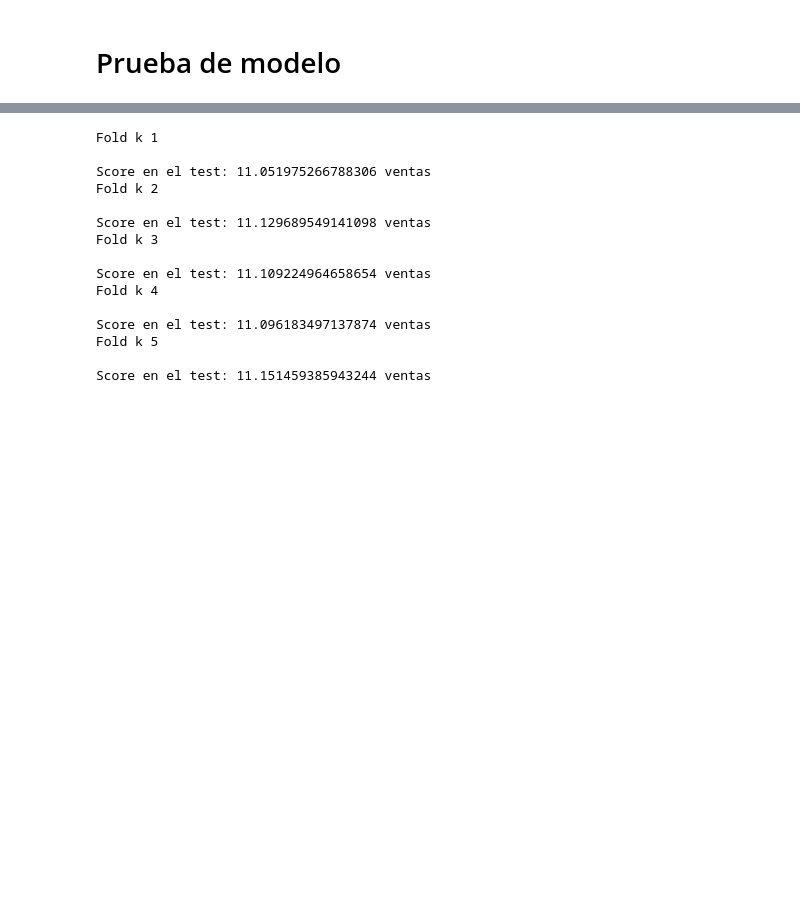
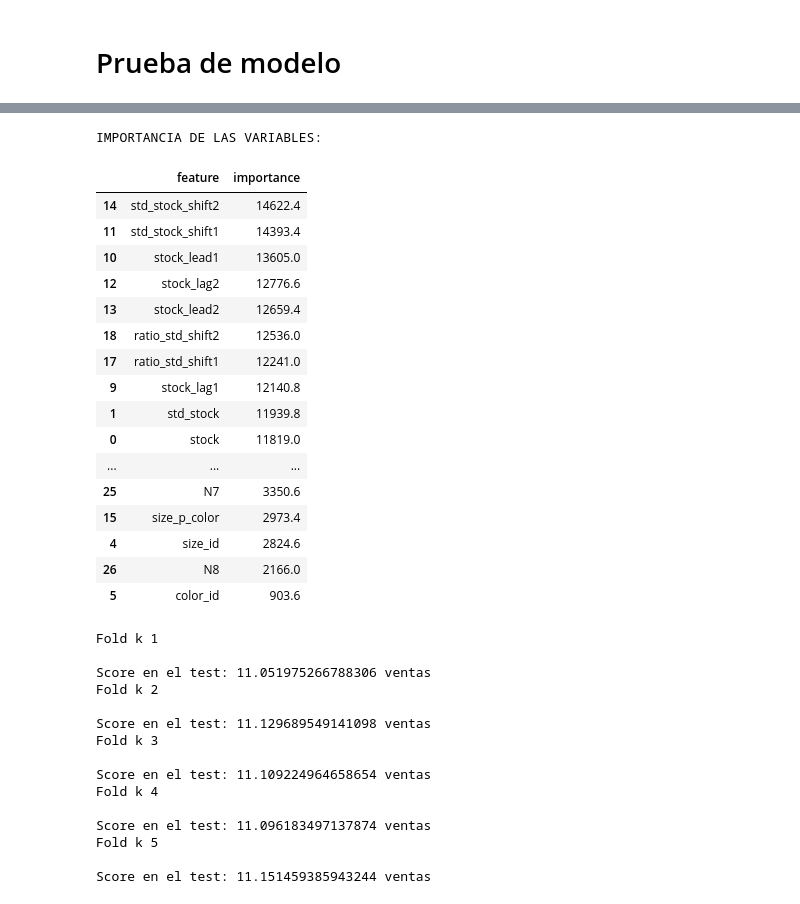
Before and after one commit to rodgomrod/Zara_Competition, a Jupyter notebook: Notebooks/R2_FT_ENG.ipynb, the cells around one changed output, grey strips where cells are left out. Cells and saved outputs as stored; diff of their text form; code cells hidden in the pictures; blank space fills up the shorter version.

Commit message:
adicion de nuevas columnas

```diff
--- a/Notebooks/R2_FT_ENG.ipynb
+++ b/Notebooks/R2_FT_ENG.ipynb
@@ -203,10 +316,18 @@ train.groupby(['block_id', 'date_number']).count()
 # Prueba de modelo
 # %%
 drop_cols = ['sales', 'date_number', 'product_id', 'block_id',
-             'position_max', 'position_min', 'std_position', 'ratio_std_pos'
+             'position_max', 'position_min', 'std_position', 'ratio_std_pos', 'diff_position'
             ]
 
+col_sel = [
+ 'std_stock_shift1',
+ 'std_stock_shift2',
+ 'ratio_std_stock',
+ 'ratio_std_shift1',
+ 'ratio_std_shift2',]
+
 X = train.loc[:,[c for c in train.columns if c not in drop_cols]]
+# X = train[col_sel]
 y = train[['sales']]
 # %%
 from sklearn.model_selection import train_test_split
@@ -220,7 +341,7 @@ from sklearn.metrics import mean_absolute_error
 # %%
 model_name = 'lgbm'
 
-params = {'max_depth':10,
+params = {'max_depth':7,
           'metric':'mae',
           'max_delta_step': 0.2,
           'n_estimators':50000,
@@ -231,7 +352,7 @@ params = {'max_depth':10,
           'seed':42,
           'lambda_l1':0,
           'lambda_l2':0,
-#           'max_bin': 64,
+#           'max_bin': 14,
 #           'bagging_fraction':0.8,
          }
 
@@ -243,8 +364,9 @@ skf = StratifiedKFold(n_splits=k, shuffle=True, random_state=42)
 # %%
 counter = 1
 be = 0
+ft_importances = np.zeros(X_train.shape[1])
 for train_index, test_index in skf.split(train_ids, y_train):
-    print('Fold k {}\n'.format(counter))
+    print('--- Fold k {}:'.format(counter))
 
     X_fit, X_val = X_train.iloc[train_index, :], X_train.iloc[test_index, :]
     y_fit, y_val = y_train.iloc[train_index], y_train.iloc[test_index]
@@ -252,22 +374,30 @@ for train_index, test_index in skf.split(train_ids, y_train):
     y_val = np.log1p(y_val)
     y_fit = np.log1p(y_fit)
 
-
     lgb_model.fit(X_fit,
                   y_fit,
                   eval_set=[(X_val, y_val)],
                   verbose=1000,
-                  early_stopping_rounds=20)
+                  early_stopping_rounds=50)
 
+    ft_importances += lgb_model.feature_importances_
 
     be += np.expm1(lgb_model.best_score_['valid_0']['l1'])
 #     be += lgb_model.best_score_['valid_0']['l1']
-
 #     print('Score en el test:',mean_absolute_error(lgb_model.predict(X_test), y_test),'ventas')
-    print('Score en el test:',mean_absolute_error(np.expm1(lgb_model.predict(X_test)), y_test),'ventas')
+    y_preds = np.expm1(lgb_model.predict(X_test))
+    y_preds = [int(round(x)) for x in y_preds]
+    print('Score en el test:',round(mean_absolute_error(y_preds, y_test), 3),'"ventas" de error absoluto medio')
+    print('Predicciones:', y_preds[:20])
+    print('Ventas reales:', y_test[:20].sales.tolist(),'\n\n')
 
     counter += 1
 
+# print('\n\nBEST SCORE MEAN:', be / k,'SALES :)')
 
-# print('\n\nBEST SCORE MEAN:', be / k,'SALES :)')
+print('IMPORTANCIA DE LAS VARIABLES:\n')
+ft_importances += lgb_model.feature_importances_
+imp = pd.DataFrame({'feature': X_train.columns, 'importance': ft_importances/k})
+df_imp_sort = imp.sort_values('importance', ascending=False)
+df_imp_sort
 # %% [output]
@@ -291,3 +422,28 @@ Score en el test: 6.464144791468378 ventas
+# %%
+print('IMPORTANCIA DE LAS VARIABLES:\n')
+ft_importances += lgb_model.feature_importances_
+imp = pd.DataFrame({'feature': X_train.columns, 'importance': ft_importances/k})
+df_imp_sort = imp.sort_values('importance', ascending=False)
+df_imp_sort
+# %% [output]
+IMPORTANCIA DE LAS VARIABLES:
+|  | feature | importance |
+| 14 | std_stock_shift2 | 14622.4 |
+| 11 | std_stock_shift1 | 14393.4 |
+| 10 | stock_lead1 | 13605.0 |
+| 12 | stock_lag2 | 12776.6 |
+| 13 | stock_lead2 | 12659.4 |
+| 18 | ratio_std_shift2 | 12536.0 |
+| 17 | ratio_std_shift1 | 12241.0 |
+| 9 | stock_lag1 | 12140.8 |
+| 1 | std_stock | 11939.8 |
+| 0 | stock | 11819.0 |
+| ... | ... | ... |
+| 25 | N7 | 3350.6 |
+| 15 | size_p_color | 2973.4 |
+| 4 | size_id | 2824.6 |
+| 26 | N8 | 2166.0 |
+| 5 | color_id | 903.6 |
 # %%
 from sklearn.linear_model import Lasso
 # %%
```
Also changed, not shown: parts of 21 cells of this notebook.
